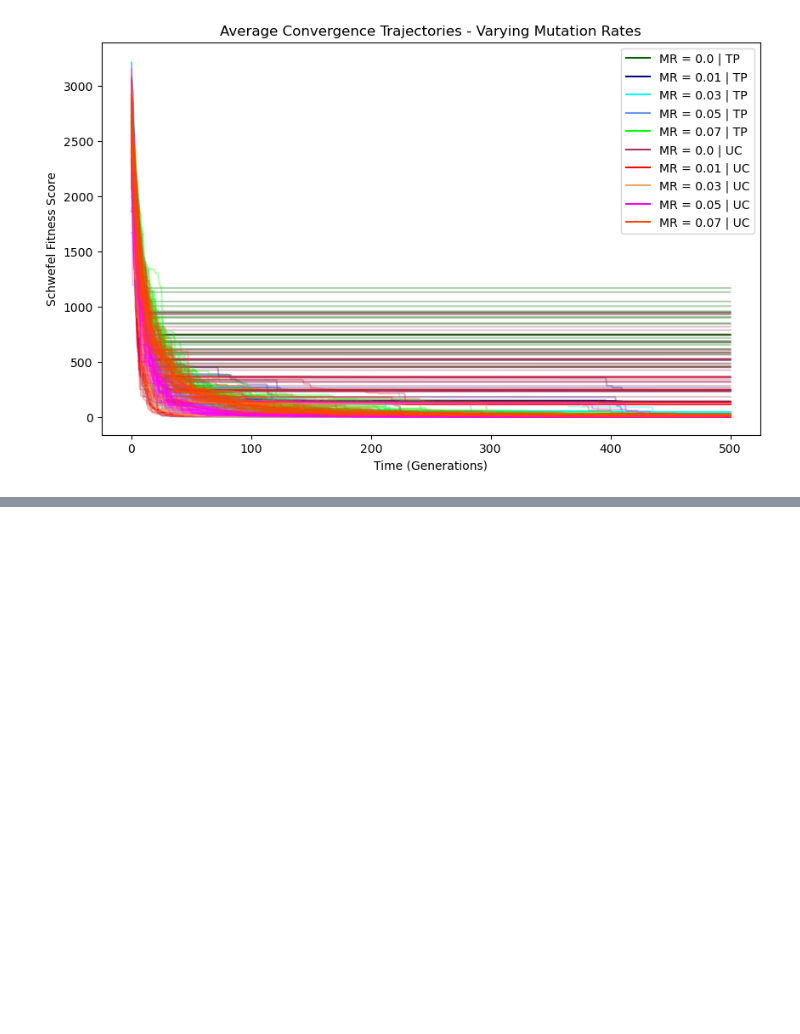
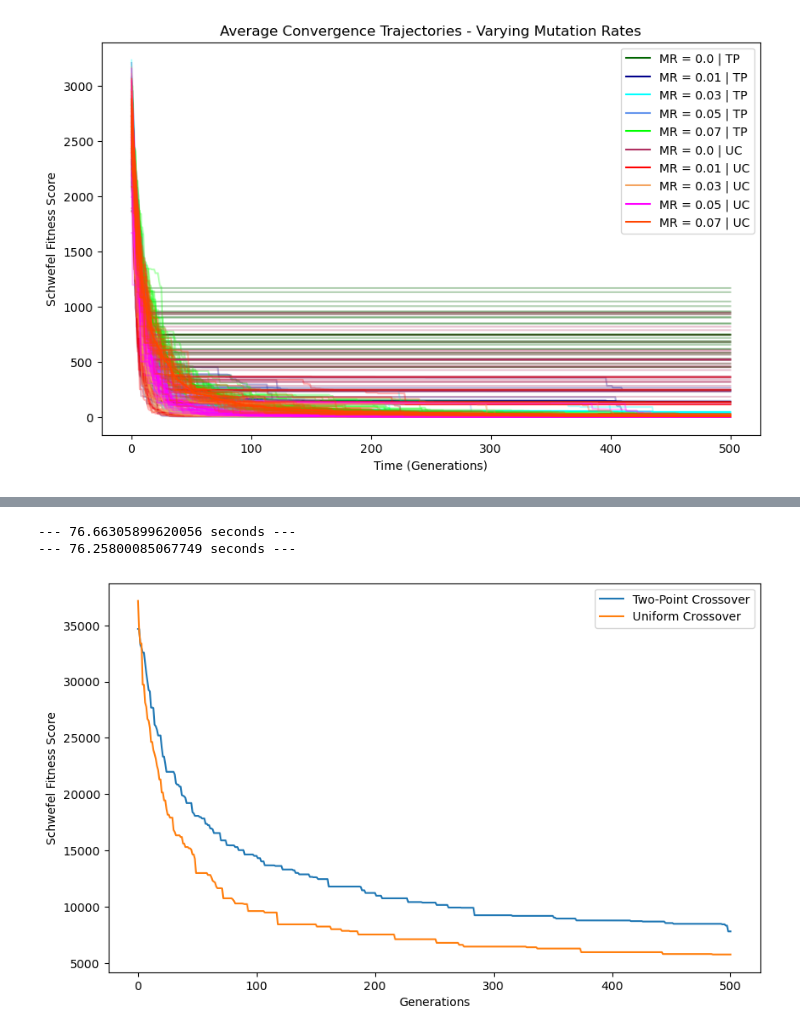
Before and after one commit to AlexPei-YuTsai/8-queen-evo-algo, a Jupyter notebook: schwefel.ipynb, the cells around one changed output, grey strips where cells are left out. Cells and saved outputs as stored; diff of their text form; code cells hidden in the pictures; blank space fills up the shorter version.

```diff
--- a/schwefel.ipynb
+++ b/schwefel.ipynb
@@ -1102,0 +1292,31 @@ On average, a Genetic Algorithm using UC with a Mutation Rate of 0.07 did not re
+# %%
+# Let's graph and see how much progress is made in 500 generations with default parameters
+for i in ([bcross, "Two-Point Crossover"], [bunicross, "Uniform Crossover"]):
+    start_time = time.time()
+
+    data = []
+
+    # Initialize population and recorder
+    population = [[[str(random.randint(0, 1)) for i in range(10)] for i in range(100)] for i in range(100)]
+    # Keeping track of best performance over time for visualization purposes
+    # Recorder keeps initialized performance as a reference
+    f_progress = [min([binwefel(i) for i in population])]
+
+    results = binGA(population, f_progress, i[0])
+
+    # Get progress of ALL runs
+    data.append(results[1])
+        # Return DataFrame
+    data_df = pd.DataFrame(data)
+
+    print("--- %s seconds ---" % (time.time() - start_time))
+
+    data_df.iloc[0].plot(label=i[1])
+plt.ylabel("Schwefel Fitness Score")
+plt.xlabel("Generations")
+plt.legend()
+plt.show()
+# %% [output]
+--- 76.66305899620056 seconds ---
+--- 76.25800085067749 seconds ---
+[figure, added]
```
Also changed, not shown: parts of 11 cells of this notebook.
